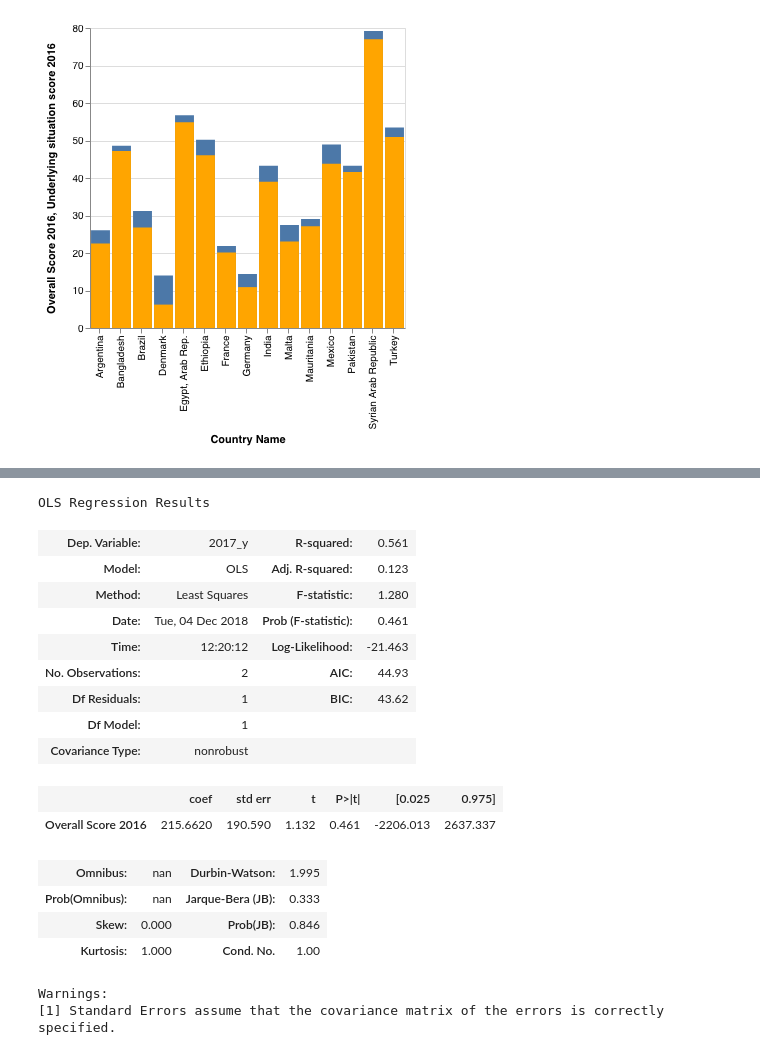
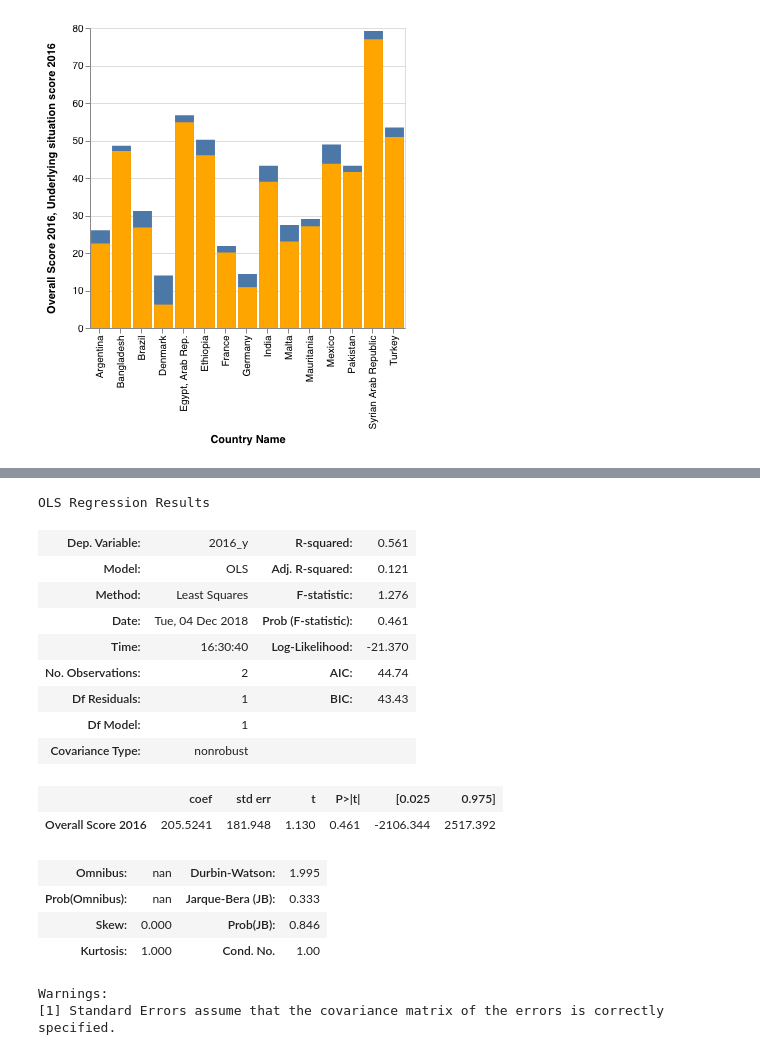
Before and after one commit to aliar97/degrees-of-freedom, a Jupyter notebook: Freedom.ipynb, the cells around one changed output, grey strips where cells are left out. Cells and saved outputs as stored; diff of their text form; code cells hidden in the pictures.

```diff
--- a/Freedom.ipynb
+++ b/Freedom.ipynb
@@ -187,25 +301,25 @@ Warnings:
 # %%
 burundi = real_final[real_final['Country Code'] == 'BDI']
 bahrain = real_final[real_final['Country Code'] == 'BHR']
 differences = pd.DataFrame()
 frames = [differences, burundi, bahrain]
 differences = pd.concat(frames)
-md = sm.OLS(differences['2017_y'], differences['Overall Score 2016'])
+md = sm.OLS(differences['2016_y'], differences['Overall Score 2016'])
 mdf = md.fit()
 mdf.summary()
 # %% [output]
 OLS Regression Results
-| Dep. Variable: | 2017_y | R-squared: | 0.561 |
-| Model: | OLS | Adj. R-squared: | 0.123 |
-| Method: | Least Squares | F-statistic: | 1.280 |
+| Dep. Variable: | 2016_y | R-squared: | 0.561 |
+| Model: | OLS | Adj. R-squared: | 0.121 |
+| Method: | Least Squares | F-statistic: | 1.276 |
 | Date: | Tue, 04 Dec 2018 | Prob (F-statistic): | 0.461 |
-| Time: | 12:20:12 | Log-Likelihood: | -21.463 |
-| No. Observations: | 2 | AIC: | 44.93 |
-| Df Residuals: | 1 | BIC: | 43.62 |
+| Time: | 16:30:40 | Log-Likelihood: | -21.370 |
+| No. Observations: | 2 | AIC: | 44.74 |
+| Df Residuals: | 1 | BIC: | 43.43 |
 | Df Model: | 1 |  |  |
 | Covariance Type: | nonrobust |  |  |
 |  | coef | std err | t | P>|t| | [0.025 | 0.975] |
-| Overall Score 2016 | 215.6620 | 190.590 | 1.132 | 0.461 | -2206.013 | 2637.337 |
+| Overall Score 2016 | 205.5241 | 181.948 | 1.130 | 0.461 | -2106.344 | 2517.392 |
 | Omnibus: | nan | Durbin-Watson: | 1.995 |
 | Prob(Omnibus): | nan | Jarque-Bera (JB): | 0.333 |
 | Skew: | 0.000 | Prob(JB): | 0.846 |
```
Also changed, not shown: parts of 16 cells of this notebook.
